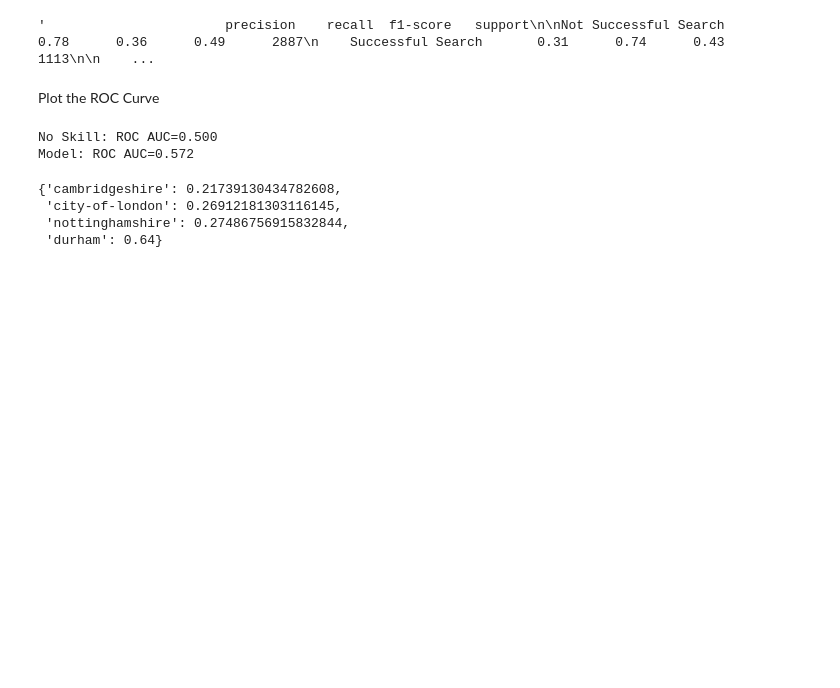
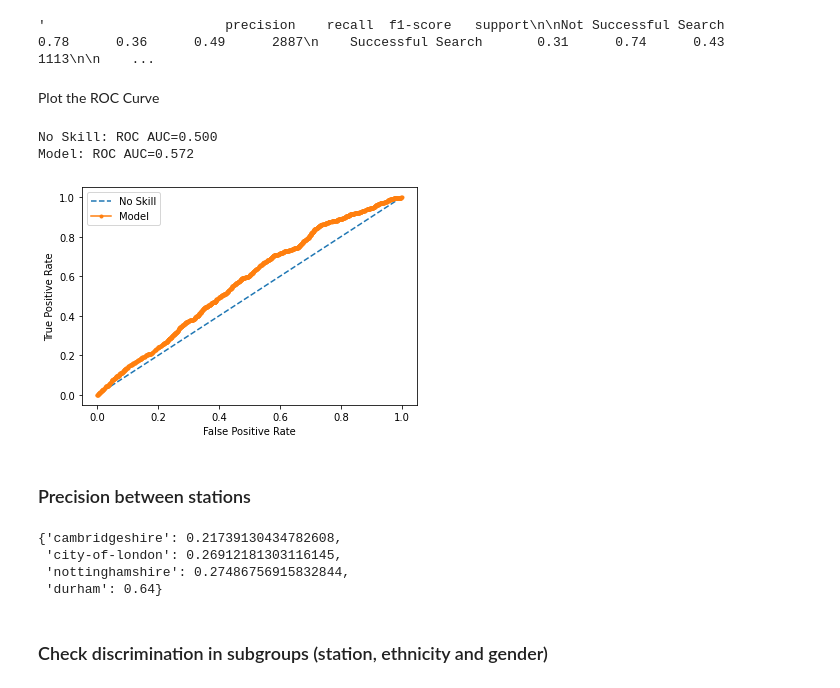
Before and after one commit to dbsousa01/Batch4-Capstone, a Jupyter notebook: Production Analysis.ipynb, the cells around one changed output. Drawn from its saved outputs; the diff is of its cells as text; code cells hidden in the pictures; blank space fills up the shorter version.

```diff
--- a/Production Analysis.ipynb
+++ b/Production Analysis.ipynb
@@ -161,15 +177,19 @@ ns_fpr, ns_tpr, _ = roc_curve(y_test, ns_probs)
 mdl_fpr, mdl_tpr, _ = roc_curve(y_test, model_probs)
 # %%
 # plot the roc curve for the model
-pyplot.plot(ns_fpr, ns_tpr, linestyle='--', label='No Skill')
-pyplot.plot(mdl_fpr, mdl_tpr, marker='.', label='Model')
+plt.plot(ns_fpr, ns_tpr, linestyle='--', label='No Skill')
+plt.plot(mdl_fpr, mdl_tpr, marker='.', label='Model')
 # axis labels
-pyplot.xlabel('False Positive Rate')
-pyplot.ylabel('True Positive Rate')
+plt.xlabel('False Positive Rate')
+plt.ylabel('True Positive Rate')
 # show the legend
-pyplot.legend()
+plt.legend()
 # show the plot
-pyplot.show()
+plt.show()
+# %% [output]
+[figure, added]
+# %% [markdown]
+### Precision between stations
 # %%
 def comparison_between_stations(
     X_test: pd.DataFrame, y_true: np.asarray, y_pred: np.asarray, min_samples: int = 30
@@ -207,3 +227,5 @@ precision_per_station
  'city-of-london': 0.26912181303116145,
  'nottinghamshire': 0.27486756915832844,
  'durham': 0.64}
+# %% [markdown]
+### Check discrimination in subgroups (station, ethnicity and gender)
```
Also changed, not shown: parts of 9 cells of this notebook.
